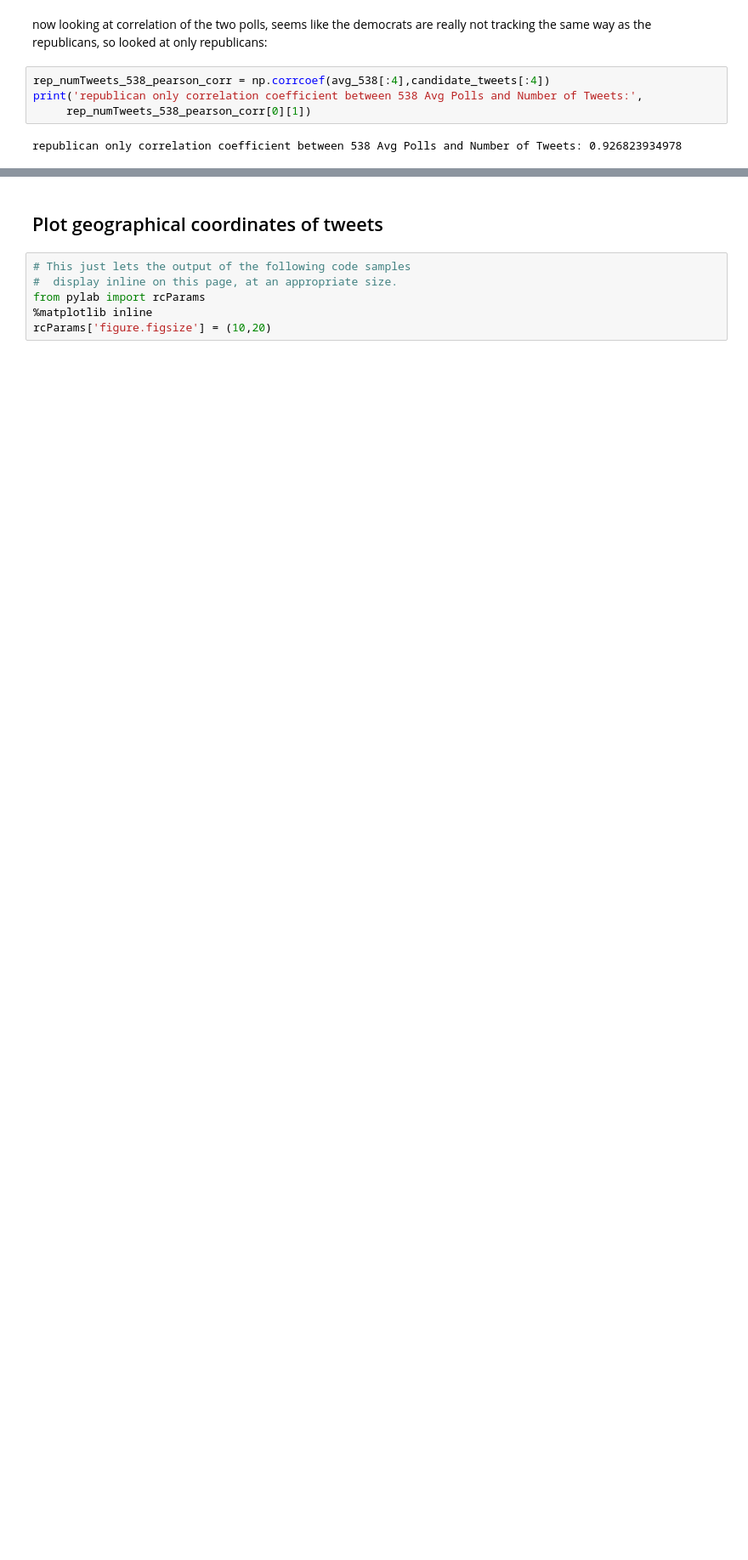
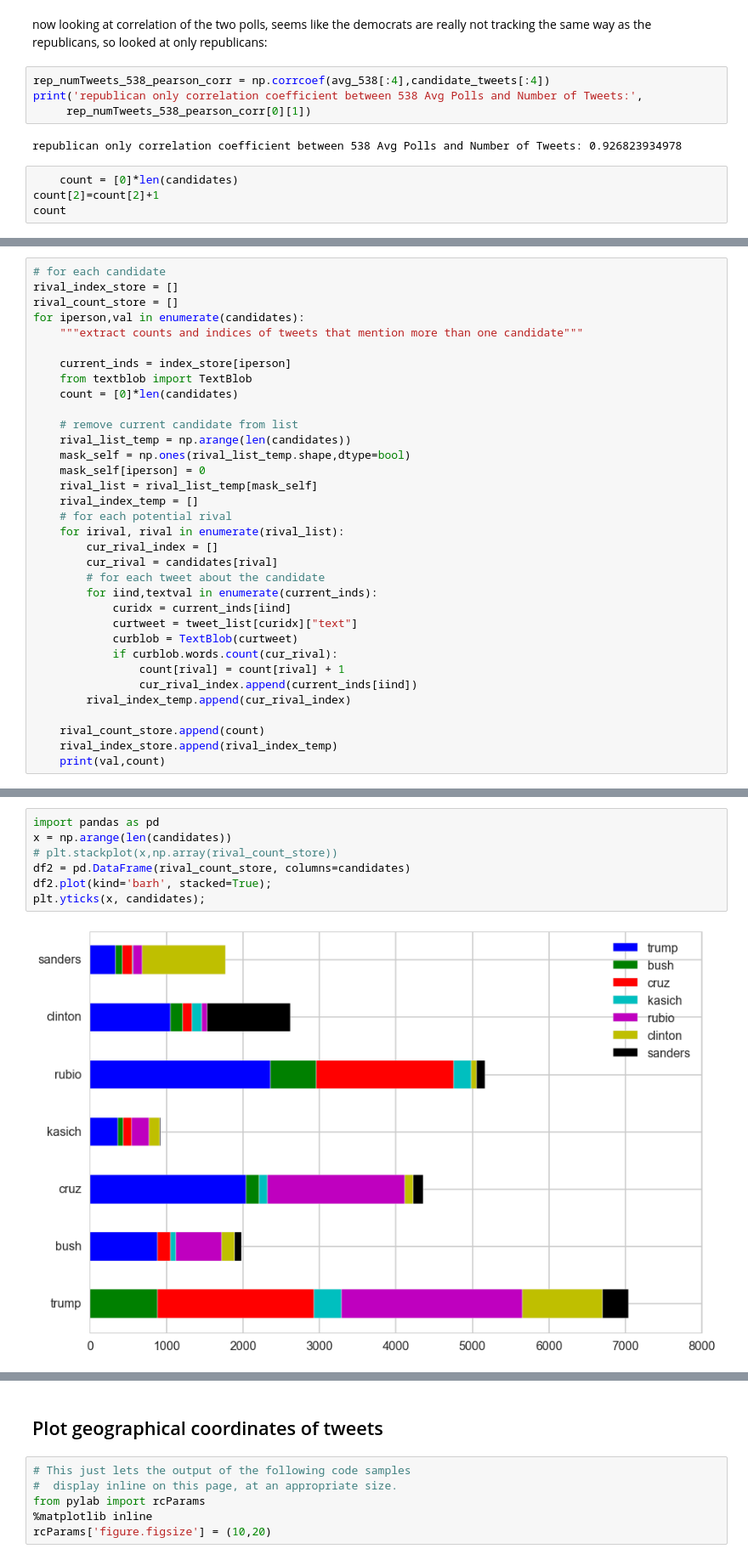
Before and after one commit to HoodPanther/pythoncode, a Jupyter notebook: tweetExplore.ipynb, the cells around one changed output, grey strips where cells are left out. Shown at 85% size. Cells and saved outputs as stored; diff of their text form; blank space fills up the shorter version.

```diff
--- a/tweetExplore.ipynb
+++ b/tweetExplore.ipynb
@@ -384,3 +395,7 @@ print('republican only correlation coefficient between 538 Avg Polls and Number
      rep_numTweets_538_pearson_corr[0][1])
 # %% [output]
 republican only correlation coefficient between 538 Avg Polls and Number of Tweets: 0.926823934978
+# %%
+    count = [0]*len(candidates)
+count[2]=count[2]+1
+count
@@ -386,0 +406,34 @@ republican only correlation coefficient between 538 Avg Polls and Number of Twee
+# %%
+# for each candidate
+rival_index_store = []
+rival_count_store = []
+for iperson,val in enumerate(candidates):
+    """extract counts and indices of tweets that mention more than one candidate"""
+
+    current_inds = index_store[iperson]
+    from textblob import TextBlob
+    count = [0]*len(candidates)
+
+    # remove current candidate from list
+    rival_list_temp = np.arange(len(candidates))
+    mask_self = np.ones(rival_list_temp.shape,dtype=bool)
+    mask_self[iperson] = 0
+    rival_list = rival_list_temp[mask_self]
+    rival_index_temp = []
+    # for each potential rival
+    for irival, rival in enumerate(rival_list):
+        cur_rival_index = []
+        cur_rival = candidates[rival]
+        # for each tweet about the candidate
+        for iind,textval in enumerate(current_inds):
+            curidx = current_inds[iind]
+            curtweet = tweet_list[curidx]["text"]
+            curblob = TextBlob(curtweet)
+            if curblob.words.count(cur_rival):
+                count[rival] = count[rival] + 1
+                cur_rival_index.append(current_inds[iind])
+        rival_index_temp.append(cur_rival_index)
+
+    rival_count_store.append(count)
+    rival_index_store.append(rival_index_temp)
+    print(val,count)
@@ -386,0 +448,9 @@ republican only correlation coefficient between 538 Avg Polls and Number of Twee
+# %%
+import pandas as pd
+x = np.arange(len(candidates))
+# plt.stackplot(x,np.array(rival_count_store))
+df2 = pd.DataFrame(rival_count_store, columns=candidates)
+df2.plot(kind='barh', stacked=True);
+plt.yticks(x, candidates);
+# %% [output]
+[figure, added]
```
Also changed, not shown: parts of 12 cells of this notebook.
